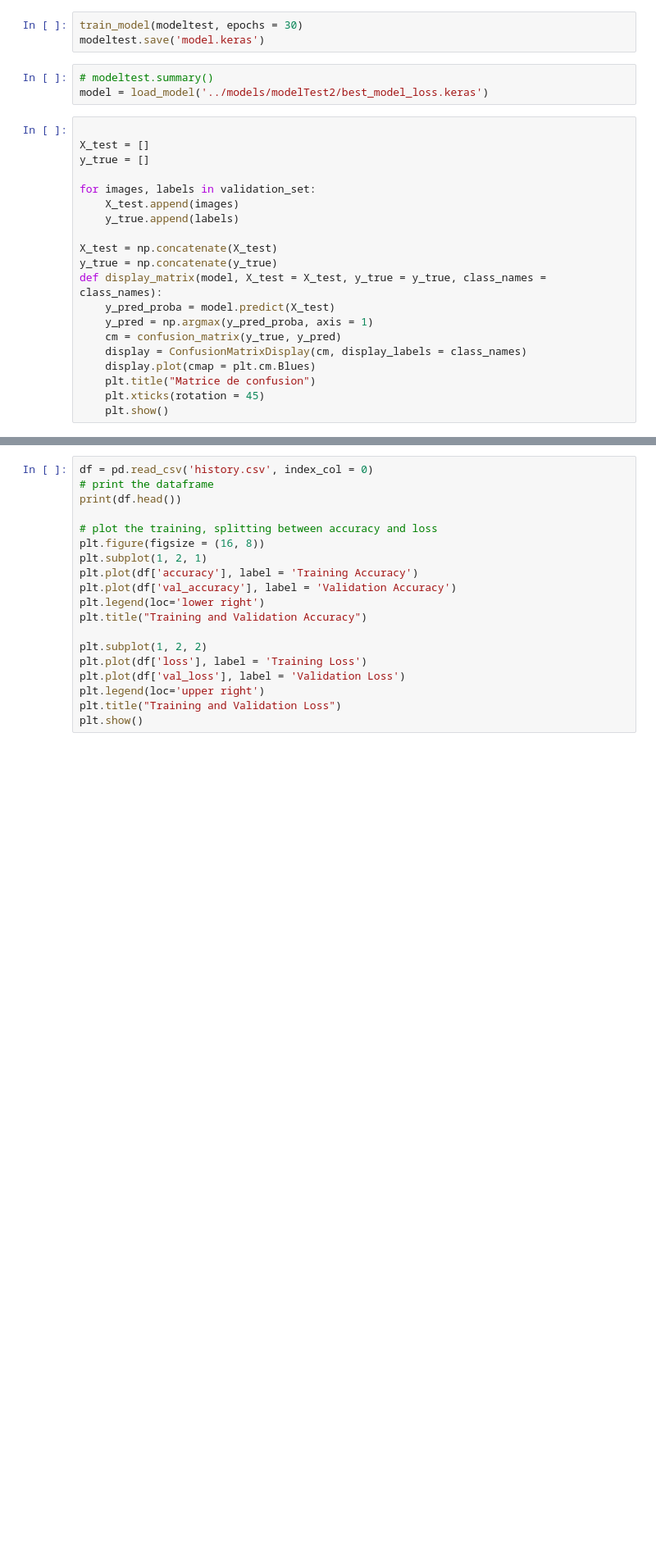
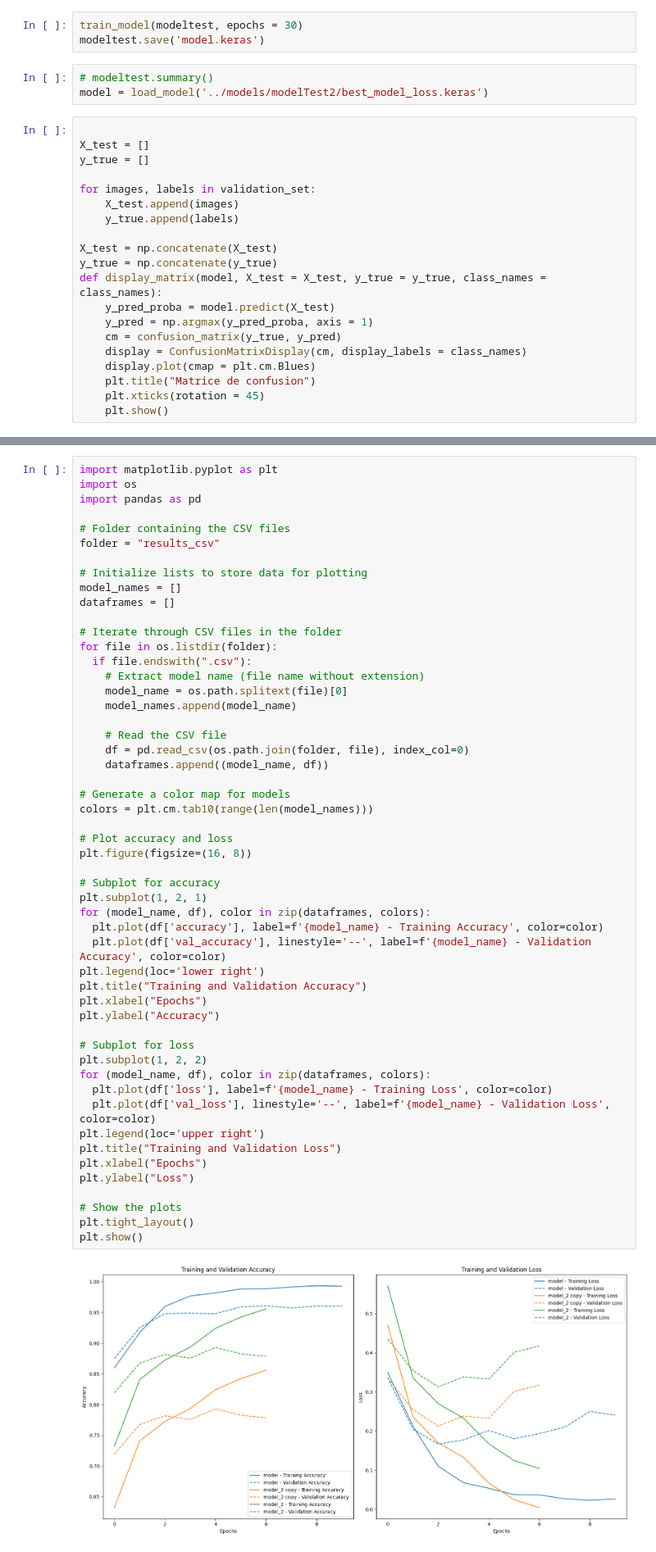
Before and after one commit to warren-gaure/option-data-science, a Jupyter notebook: .ipynb, the cells around one changed output, grey strips where cells are left out. Shown at 82% size. Cells and saved outputs as stored; diff of their text form; blank space fills up the shorter version.

```diff
--- a/.ipynb
+++ b/.ipynb
@@ -259,19 +286,54 @@ model.summary()
 # %%
-df = pd.read_csv('history.csv', index_col = 0)
-# print the dataframe
-print(df.head())
+import matplotlib.pyplot as plt
+import os
+import pandas as pd
 
-# plot the training, splitting between accuracy and loss
-plt.figure(figsize = (16, 8))
+# Folder containing the CSV files
+folder = "results_csv"
+
+# Initialize lists to store data for plotting
+model_names = []
+dataframes = []
+
+# Iterate through CSV files in the folder
+for file in os.listdir(folder):
+  if file.endswith(".csv"):
+    # Extract model name (file name without extension)
+    model_name = os.path.splitext(file)[0]
+    model_names.append(model_name)
+
+    # Read the CSV file
+    df = pd.read_csv(os.path.join(folder, file), index_col=0)
+    dataframes.append((model_name, df))
+
+# Generate a color map for models
+colors = plt.cm.tab10(range(len(model_names)))
+
+# Plot accuracy and loss
+plt.figure(figsize=(16, 8))
+
+# Subplot for accuracy
 plt.subplot(1, 2, 1)
-plt.plot(df['accuracy'], label = 'Training Accuracy')
-plt.plot(df['val_accuracy'], label = 'Validation Accuracy')
+for (model_name, df), color in zip(dataframes, colors):
+  plt.plot(df['accuracy'], label=f'{model_name} - Training Accuracy', color=color)
+  plt.plot(df['val_accuracy'], linestyle='--', label=f'{model_name} - Validation Accuracy', color=color)
 plt.legend(loc='lower right')
 plt.title("Training and Validation Accuracy")
+plt.xlabel("Epochs")
+plt.ylabel("Accuracy")
 
+# Subplot for loss
 plt.subplot(1, 2, 2)
-plt.plot(df['loss'], label = 'Training Loss')
-plt.plot(df['val_loss'], label = 'Validation Loss')
+for (model_name, df), color in zip(dataframes, colors):
+  plt.plot(df['loss'], label=f'{model_name} - Training Loss', color=color)
+  plt.plot(df['val_loss'], linestyle='--', label=f'{model_name} - Validation Loss', color=color)
 plt.legend(loc='upper right')
 plt.title("Training and Validation Loss")
+plt.xlabel("Epochs")
+plt.ylabel("Loss")
+
+# Show the plots
+plt.tight_layout()
 plt.show()
+# %% [output]
+[figure, added]
```
Also changed, not shown: parts of 2 cells of this notebook, 2 other files.
